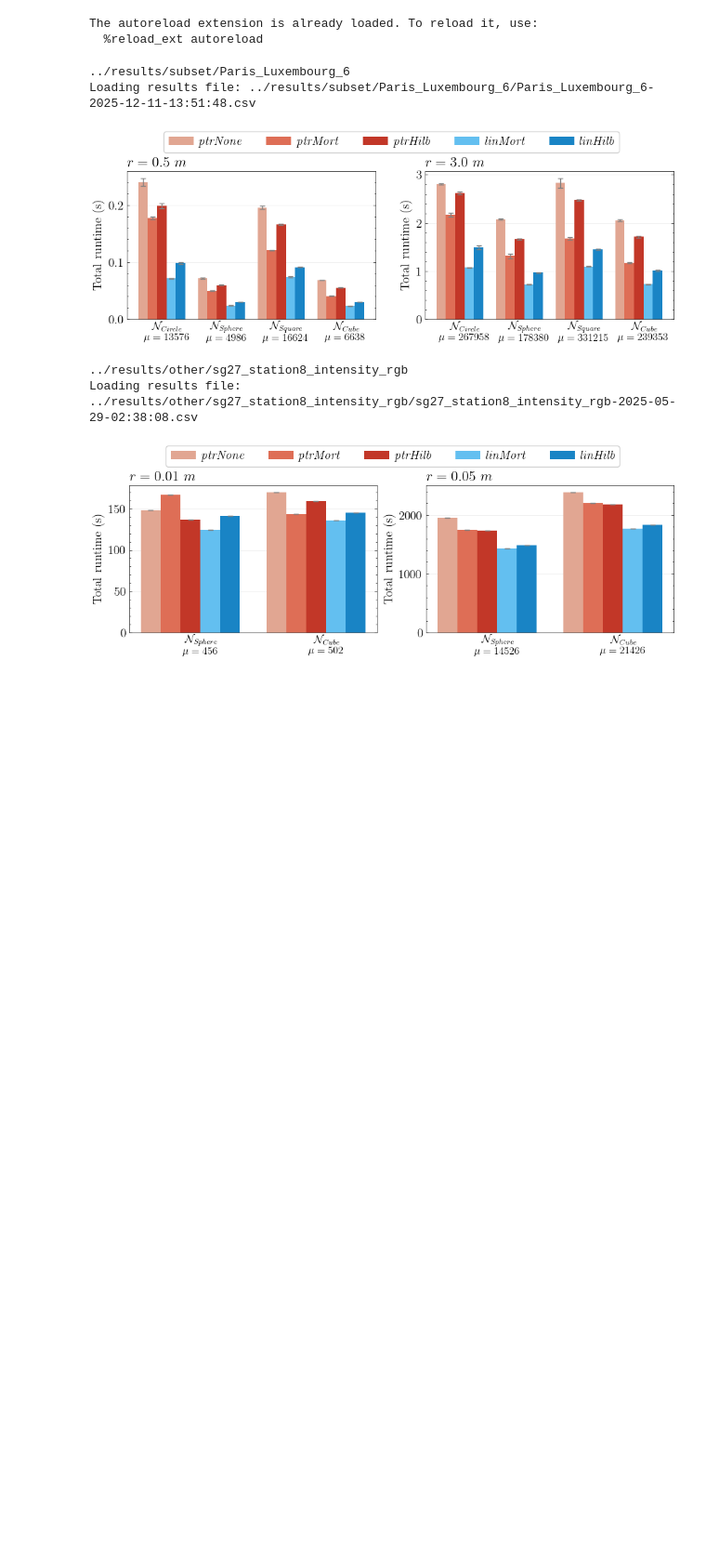
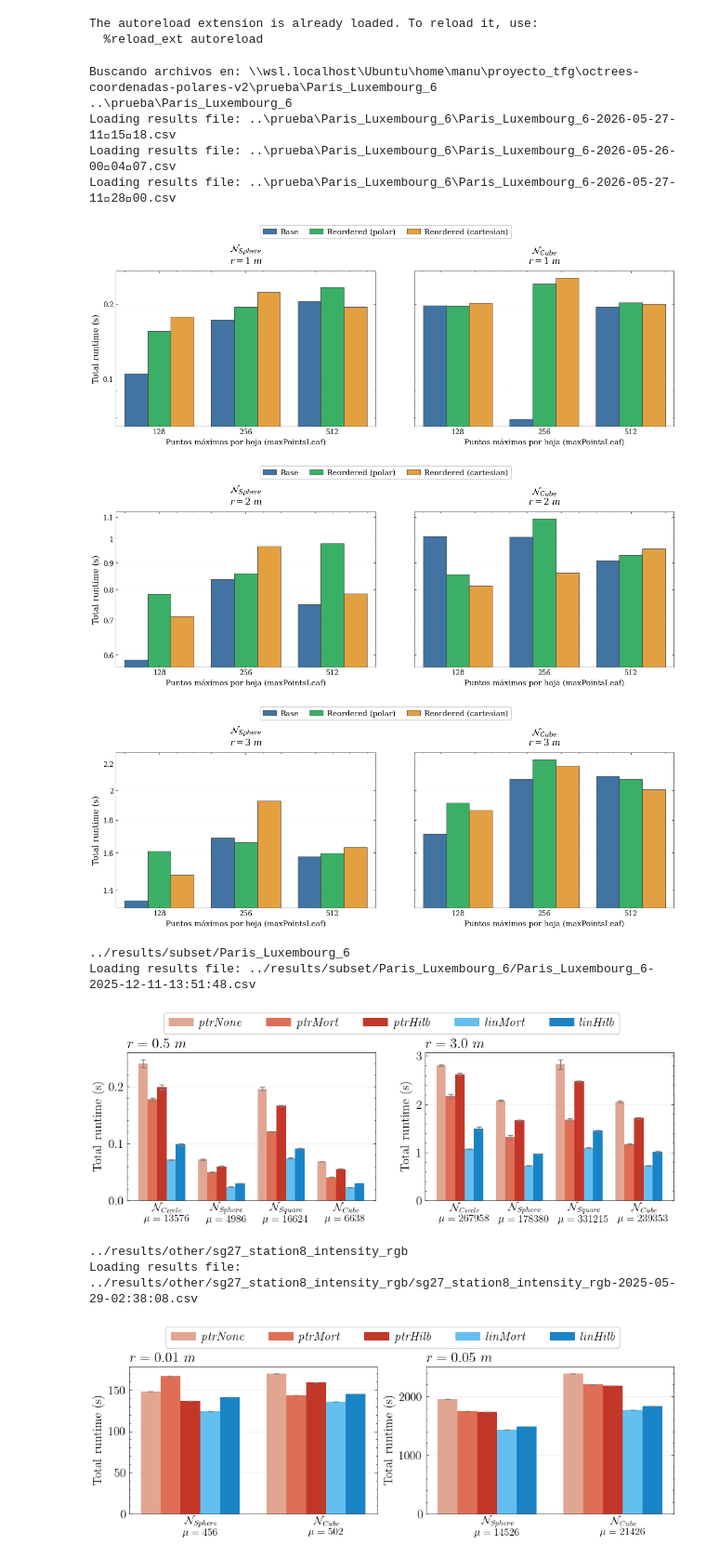
Before and after one commit to manuramazz/octrees-coordenadas-polares-v2, a Jupyter notebook: plots_manu/plots_benchmarks.ipynb, the cells around one changed output. Shown at 93% size. Cells and saved outputs as stored; diff of their text form; code cells hidden in the pictures; blank space fills up the shorter version.

```diff
--- a/plots_manu/plots_benchmarks.ipynb
+++ b/plots_manu/plots_benchmarks.ipynb
@@ -6,6 +6,7 @@ from plots import *
 from constants import *
 %load_ext autoreload
 %autoreload 2
+TEST_DATA_PATH = os.path.join("..", "prueba")
 BASE_DATA_PATH = os.path.join("..", "results")
 OUTPUT_FOLDER = os.path.join("..", "out", "figures", "benchmarks")
 
@@ -20,6 +21,17 @@ set_default_style()
 # %% [output]
 The autoreload extension is already loaded. To reload it, use:
   %reload_ext autoreload
+# %%
+fig = plot_reorder_vs_base(TEST_DATA_PATH, "Paris_Luxembourg_6", allFiles=True, kernel="all", radius="all")
+# %% [output]
+Buscando archivos en: \\wsl.localhost\Ubuntu\home\manu\proyecto_tfg\octrees-coordenadas-polares-v2\prueba\Paris_Luxembourg_6
+..\prueba\Paris_Luxembourg_6
+Loading results file: ..\prueba\Paris_Luxembourg_6\Paris_Luxembourg_6-2026-05-27-111518.csv
+Loading results file: ..\prueba\Paris_Luxembourg_6\Paris_Luxembourg_6-2026-05-26-000407.csv
+Loading results file: ..\prueba\Paris_Luxembourg_6\Paris_Luxembourg_6-2026-05-27-112800.csv
+[figure, added]
+[figure, added]
+[figure, added]
 # %%
 # Paris_Luxembourg_6 SUBSETS
 fig = plot_runtime_comparison(DATA_SUBSET, "Paris_Luxembourg_6", OCTREE_ENCODER, cols=2, figsz=(11,3), algos=[NEIGHBOURS, NEIGHBOURS_PTR], radius = [0.5, 3.0])
```
Also changed, not shown: 15 other files.
